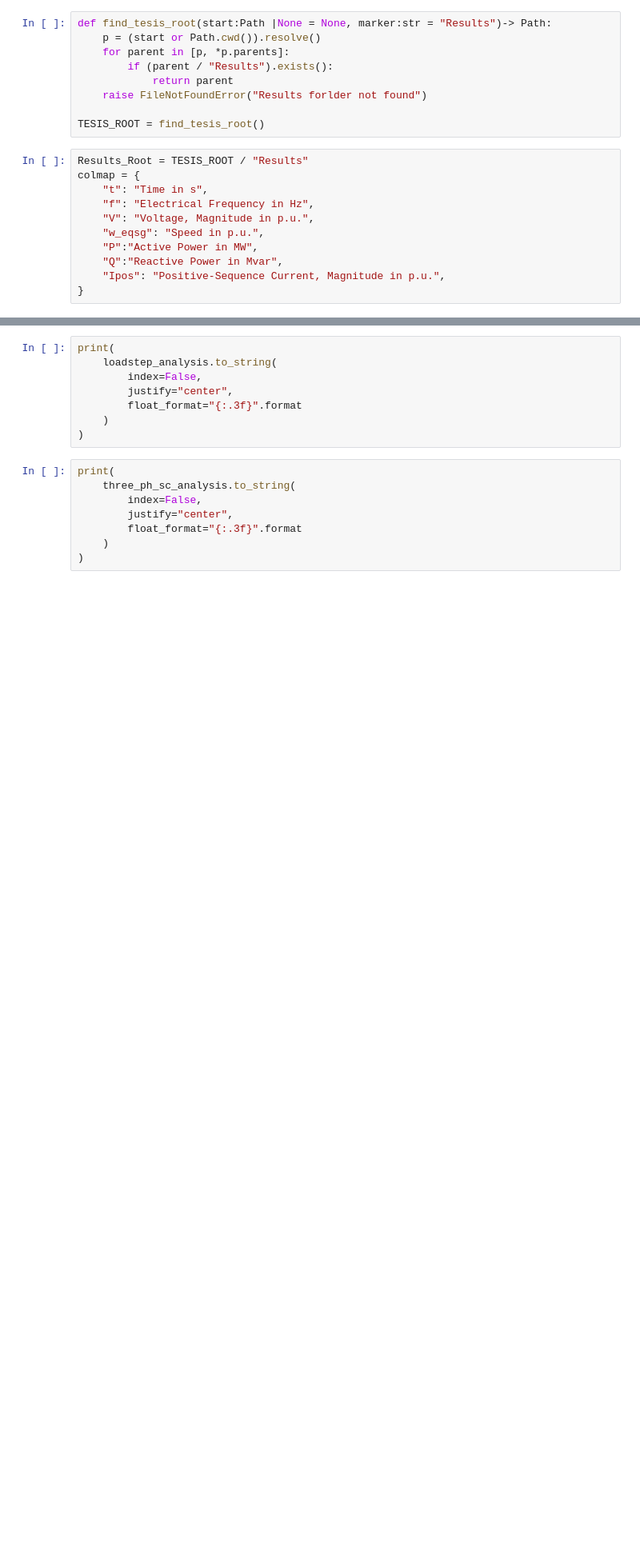
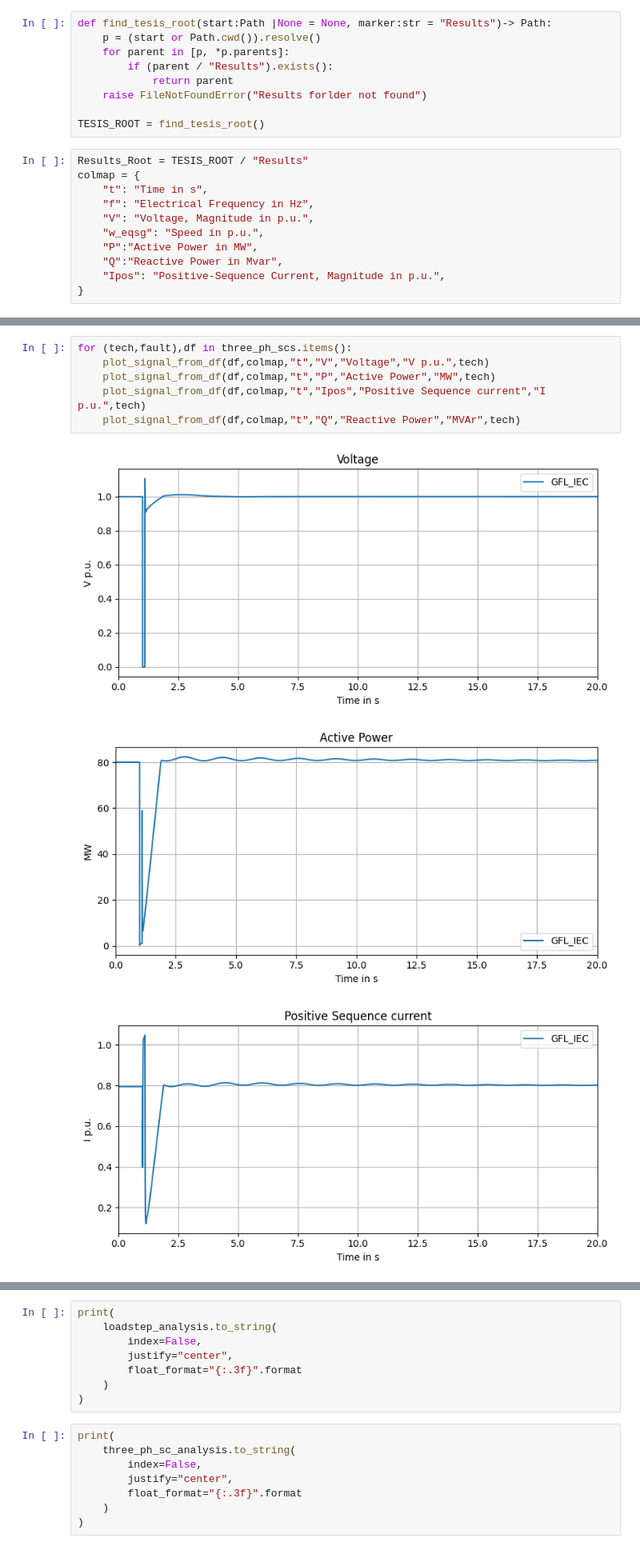
Before and after one commit to marioataveraleon/Thesis, a Jupyter notebook: Scripts/kpis.ipynb, the cells around one changed output, grey strips where cells are left out. Shown at 80% size. Drawn from its saved outputs; the diff is of its cells as text; blank space fills up the shorter version.

```diff
--- a/Scripts/kpis.ipynb
+++ b/Scripts/kpis.ipynb
@@ -330,0 +704,10 @@ loadstep_analysis.head()
+# %%
+for (tech,fault),df in three_ph_scs.items():
+    plot_signal_from_df(df,colmap,"t","V","Voltage","V p.u.",tech)
+    plot_signal_from_df(df,colmap,"t","P","Active Power","MW",tech)
+    plot_signal_from_df(df,colmap,"t","Ipos","Positive Sequence current","I p.u.",tech)
+    plot_signal_from_df(df,colmap,"t","Q","Reactive Power","MVAr",tech)
+# %% [output]
+[figure, added]
+[figure, added]
+[figure, added]
```
Also changed, not shown: parts of 16 cells of this notebook.
